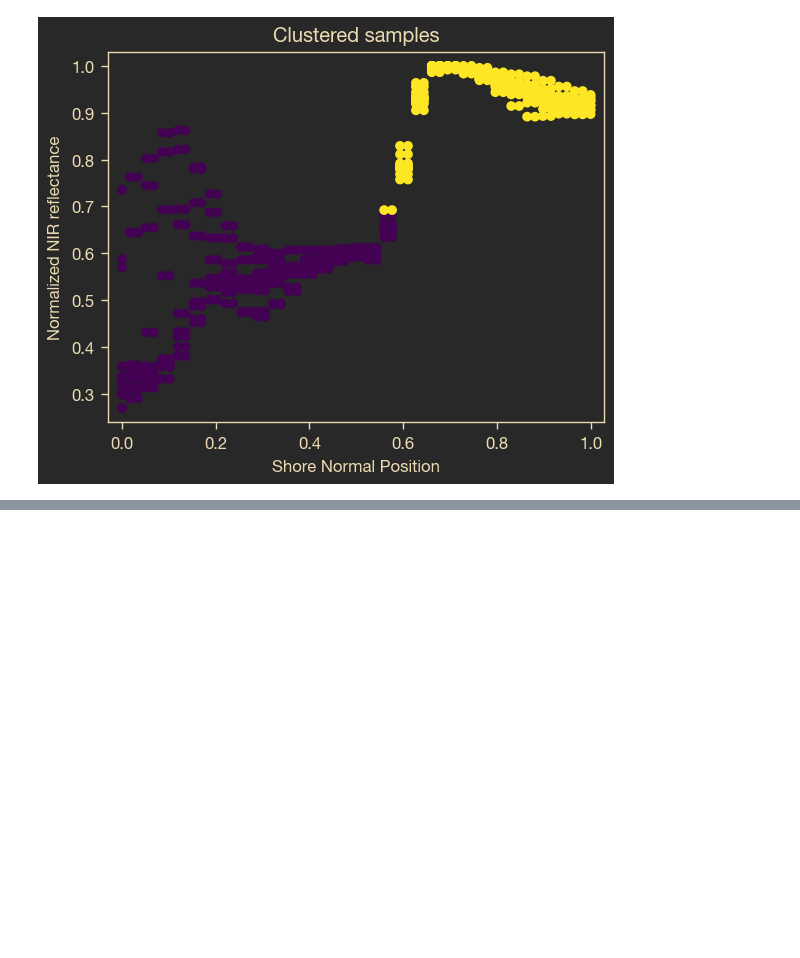
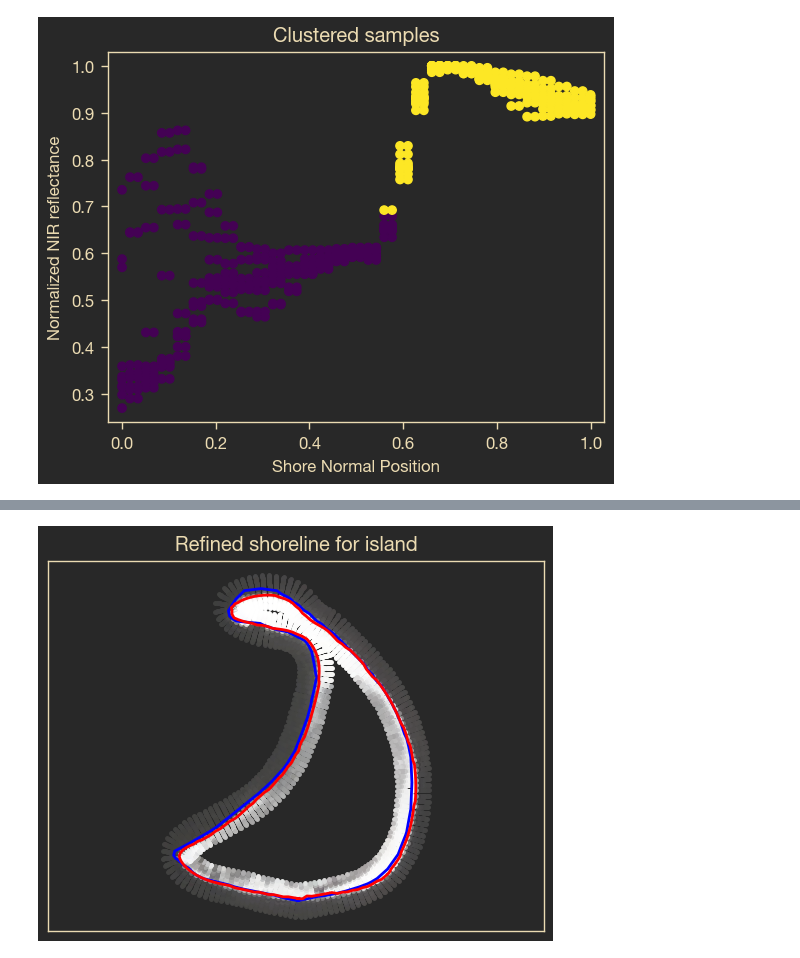
Before and after one commit to Wzesk/coastal_geotools_demo, a Jupyter notebook: sample_shoreline_refinement.ipynb, the cells around one changed output, grey strips where cells are left out. Drawn from its saved outputs; the diff is of its cells as text; code cells hidden in the pictures; blank space fills up the shorter version.

```diff
--- a/sample_shoreline_refinement.ipynb
+++ b/sample_shoreline_refinement.ipynb
@@ -145,0 +161,15 @@ np_refiner.visualize_clusters(bounds=slice(0,10))
+# %%
+# definte the inputs
+p_mask_filepath = prepath + 'periodic/20240116T052149_20240116T053608_T43NBF_nir_mask.png'
+p_img_path =      prepath + 'periodic/20240116T052149_20240116T053608_T43NBF_nir_up.png'
+
+p_shoreline, p_buffer, p_shoreline_filepath = extract_boundary.get_shoreline(np_mask_filepath,simplification=0.5,smoothing=2,periodic=True)
+# %%
+# initialize a new refiner
+p_refiner = refine_boundary.boundary_refine(p_shoreline_filepath, p_img_path)
+# use the normal thresholding to refine the extracted shoreline
+p_refiner.normal_thresholding()
+#visualize the result of refinement
+p_refiner.visualize_results(draw_image=False,draw_sampling=True,title="Refined shoreline for island")
+# %% [output]
+[figure, added]
```
Also changed, not shown: parts of 32 cells of this notebook.
